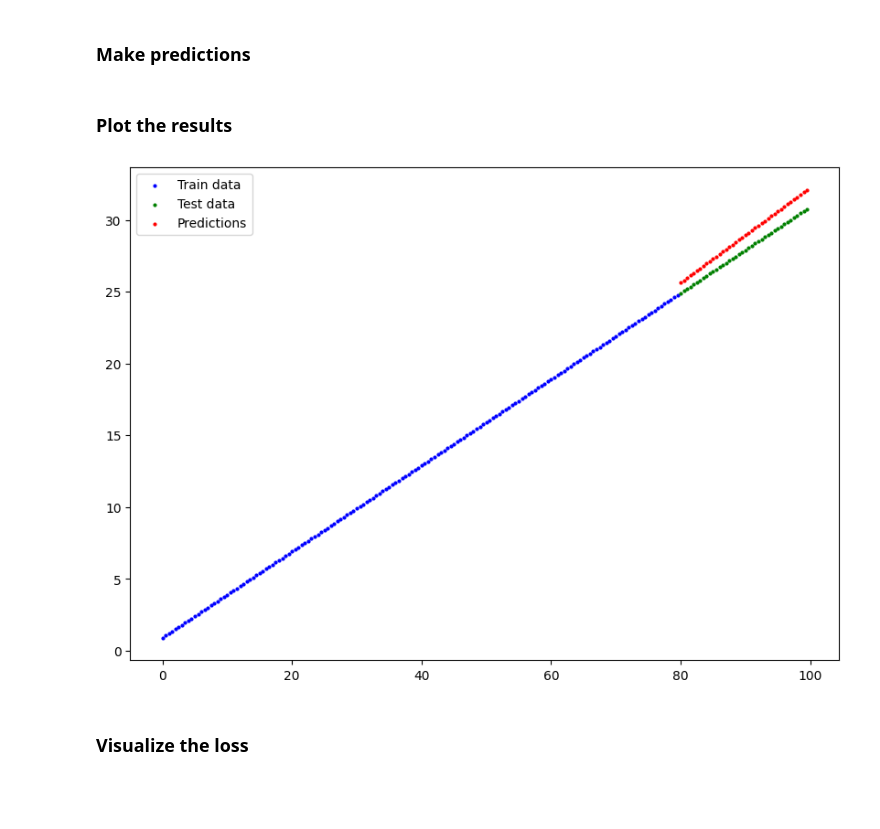
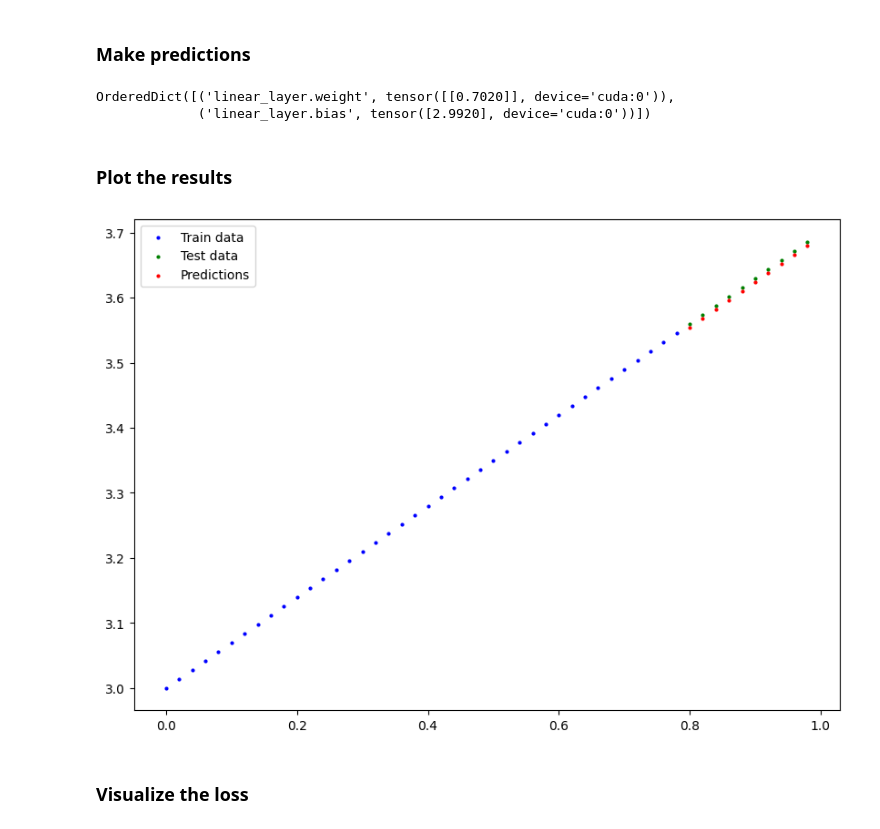
Before and after one commit to Giuseppe0075/PyTorch-Learning, a Jupyter notebook: 01_workflow.ipynb, the cells around one changed output. Saved outputs shown, nothing was run; the diff lists cells and outputs as text; code cells hidden in the pictures; blank space fills up the shorter version.

Commit message:
Using nn.Linear() layer

```diff
--- a/01_workflow.ipynb
+++ b/01_workflow.ipynb
@@ -371,10 +371,10 @@ RANDOM_SEED = 10
 ### Data
 # %%
 # Create X and y
-weight = 0.3
-bias = 0.9
+weight = 0.7
+bias = 3
 
-X = torch.arange(0,100,0.5)
+X = torch.arange(0,1,0.02).unsqueeze(dim=1)
 y = weight * X + bias
 
 # Split
@@ -382,5 +382,5 @@ train_split = int(0.8 * len(X))
 X_train, y_train = X[:train_split], y[:train_split]
 X_test, y_test = X[train_split:], y[train_split:]
 
-print(X_train, y_train, X_test, y_test)
+print(X_train.size(), y_train.size(), X_test.size(), y_test.size())
 # %% [output]
@@ -420,17 +404,12 @@ def plot_predictions(train_data = X_train,
 class LinearRegressor(nn.Module):
   def __init__(self):
     super().__init__()
-    self.weights = nn.Parameter(torch.randn(1,
-                                                 dtype=torch.float32,
-                                                 device=device,
-                                                 requires_grad=True))
-    self.bias = nn.Parameter(torch.randn(1,
-                                         dtype=torch.float32,
-                                         device=device,
-                                         requires_grad=True))
+    #Using nn.Linear()
+    self.linear_layer = nn.Linear(in_features=1,
+                                  out_features=1)
 
   def forward(self, x: torch.Tensor) -> torch.Tensor:
-    return self.weights * x + self.bias
+    return self.linear_layer(x)
 # %%
 torch.manual_seed(RANDOM_SEED)
 model_1 = LinearRegressor()
@@ -442,13 +423,17 @@ OrderedDict([('weights', tensor([-0.6014])), ('bias', tensor([-1.0122]))])
 # %%
 loss_fn = nn.L1Loss()
 optimizer = torch.optim.SGD(params=model_1.parameters(),
-                         lr=0.001,
-                          momentum=0.7)
+                            lr=0.01)
 # %% [markdown]
 ### Train & Test loop
 # %%
 torch.manual_seed(RANDOM_SEED)
-epochs = 100
+epochs = 1000
+
+X_train = X_train.to(device)
+X_test = X_test.to(device)
+y_train = y_train.to(device)
+y_test = y_test.to(device)
 
 epoch_count = []
 loss_values = []
@@ -478,9 +463,9 @@ for epoch in range(epochs):
     y_test_preds = model_1(X_test)
     test_loss = loss_fn(y_test_preds, y_test)
 
-    if epoch % 10 == 0:
+    if epoch % 100 == 0:
       epoch_count.append(epoch)
-      loss_values.append(loss.detach().numpy())
-      test_loss_values.append(test_loss.detach().numpy())
+      loss_values.append(loss.cpu().detach().numpy())
+      test_loss_values.append(test_loss.cpu().detach().numpy())
       print(f'Epoch: {epoch}, Loss: {loss}, Test Loss: {test_loss}')
 # %% [output]
@@ -499,12 +484,16 @@ Epoch: 90, Loss: 0.7481445074081421, Test Loss: 1.032251238822937
 # %%
 with torch.inference_mode():
   y_preds = model_1(X_test)
+model_1.state_dict()
+# %% [output]
+OrderedDict([('linear_layer.weight', tensor([[0.7020]], device='cuda:0')),
+             ('linear_layer.bias', tensor([2.9920], device='cuda:0'))])
 # %% [markdown]
 ### Plot the results
 # %%
-plot_predictions(predictions=y_preds)
+plot_predictions(predictions=y_preds.cpu())
 # %% [output]
-[figure, old version]
+[figure, new version]
 # %% [markdown]
 ### Visualize the loss
 # %%
```
Also changed, not shown: parts of 4 cells of this notebook.
